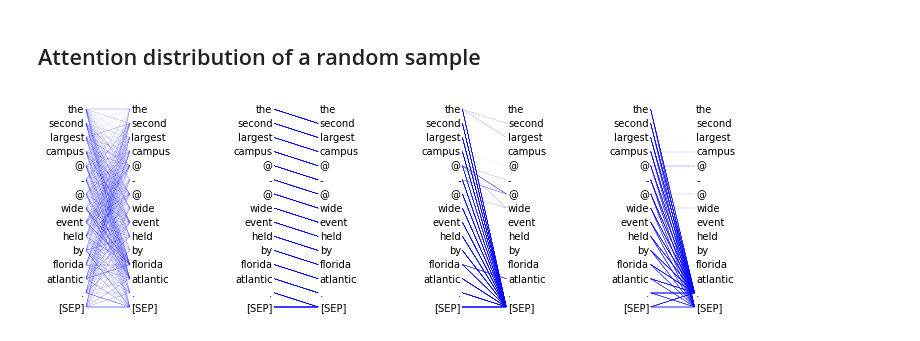
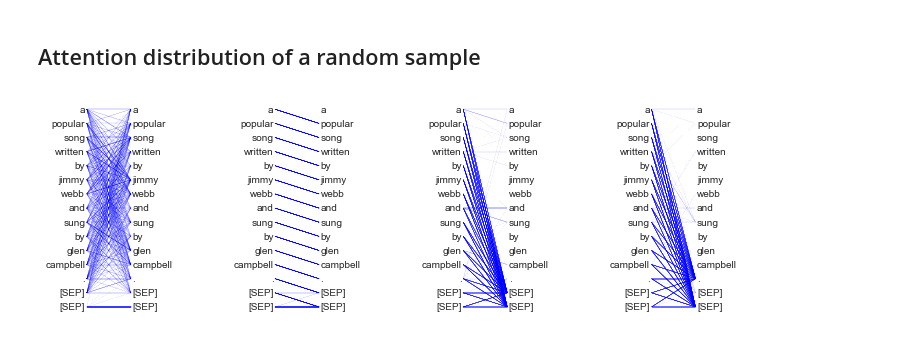
Before and after one commit to Abhimanyu08/Attention_analysis, a Jupyter notebook: general_analysis.ipynb, the cells around one changed output. Saved outputs shown, nothing was run; the diff lists cells and outputs as text; code cells hidden in the pictures.

```diff
--- a/general_analysis.ipynb
+++ b/general_analysis.ipynb
@@ -97,10 +104,11 @@ How much the [SEP] token in the middle of two segments attend to end of sentence
 # %%
 sep_sep = torch.zeros(num_layers,num_layers)
 for attn_map in attn_maps:
+    seq_len = attn_map['attention_map'].size(-1)
     mask1 = (attn_map['ids'] == tok.sep_token_id)[None,None,None,:] #mask along the row
     mask2 = (attn_map['ids'] == tok.sep_token_id)[None,None,:,None] #mask along the column
 
-    sep_sep += attn_map['attention_map'].masked_fill(~mask1, 0).masked_fill(~mask2,0).sum(-1).sum(-1).detach().numpy()/(num_docs*2)
+    sep_sep += attn_map['attention_map'].masked_fill(~mask1, 0).masked_fill(~mask2,0).sum(-1).sum(-1).numpy()/(num_docs*2)
 # %%
 ax = plt.subplot(1,1,1)
 plot_averages(sep_sep, ax, "Self", head_color= 'red', avg_color= 'green')
@@ -113,10 +121,11 @@ How much the rest of the tokens pay attention to [SEP] token
 # %%
 rest_sep = torch.zeros(num_layers,num_layers)
 for attn_map in attn_maps:
+    seq_len = attn_map['attention_map'].size(-1)
     mask1 = (attn_map['ids'] == tok.sep_token_id)[None,None,None,:] #mask along the row
     mask2 = (attn_map['ids'] == tok.sep_token_id)[None,None,:,None] #mask along the column
 
-    rest_sep += attn_map['attention_map'].masked_fill(~mask1, 0).masked_fill(mask2,0).sum(-1).sum(-1).detach().numpy()/(num_docs*(seq_len-2))
+    rest_sep += attn_map['attention_map'].masked_fill(~mask1, 0).masked_fill(mask2,0).sum(-1).sum(-1).numpy()/(num_docs*(seq_len-2))
 # %%
 ax = plt.subplot(1,1,1)
 plot_averages(rest_sep, ax, "rest_sep", head_color= 'red', avg_color= 'green')
@@ -129,7 +138,8 @@ How much all the tokens attend to [CLS] token at the beginning of the sentence
 # %%
 clsa = torch.zeros(num_layers,num_layers)
 for attn_map in attn_maps:
-    clsa += attn_map['attention_map'][:,:,:,0].sum(-1).detach().numpy()/(num_docs*seq_len)
+    seq_len = attn_map['attention_map'].size(-1)
+    clsa += attn_map['attention_map'][:,:,:,0].sum(-1).numpy()/(num_docs*seq_len)
 # %%
 ax = plt.subplot(1,1,1)
 plot_averages(clsa, ax, "Self", head_color= 'red', avg_color= 'green')
@@ -142,9 +152,9 @@ Amount of attention all the tokens pay to punctuation tokens on average.
 # %%
 punct = torch.zeros(num_layers, num_layers)
 for attn_map in attn_maps:
+    seq_len = attn_map['attention_map'].size(-1)
     mask = torch.tensor([0 if token == ',' or token == '.' else 1 for token in attn_map['tokens']])
-
-    punct += attn_map['attention_map'].masked_fill(mask, 0).sum(-1).sum(-1).detach().numpy()/(num_docs*seq_len)
+    punct += attn_map['attention_map'].masked_fill(mask, 0).sum(-1).sum(-1).numpy()/(num_docs*seq_len)
 # %%
 ax = plt.subplot(1,1,1)
 plot_averages(punct, ax, "punctuation", head_color= 'red', avg_color= 'green')
@@ -157,33 +167,33 @@ def plot_attn(attn_map, layers, heads, num_words):
     assert len(layers) == len(heads)
     xoffset = 1
     seperation = 4
     width = 3
     yoffset = 1
     pad = 0.1
     word_height = 1
     for i, (layer,head) in enumerate(zip(layers, heads)):
         xoffset = i*width*seperation
 
         words = attn_map['tokens'][-num_words:]
-        attn = attn_map['attention_map'][layer, head, -num_words:, -num_words:].detach().numpy()
+        attn = attn_map['attention_map'][layer, head, -num_words:, -num_words:].numpy()
         attn = attn/attn.sum(axis = -1, keepdims = True)
 
 
 
         for pos,word in enumerate(words):
             plt.text(xoffset, yoffset - pos*word_height, word, ha = "right", va = "center")
             plt.text(xoffset + width, yoffset - pos*word_height, word, ha = "left", va = "center")
 
             for i in range(num_words):
               for j in range(num_words):
                 plt.plot([xoffset + pad, xoffset + width - pad],
                          [yoffset - word_height * i, yoffset - word_height * j],
                          color="blue", linewidth=0.2, alpha = attn[i,j])
 
 
 plt.figure(figsize = (12,4))
 plt.axis("off")
-plot_attn(attn_maps[20], [0,2,7,10], [0,0,6,5], num_words = 15)
+plot_attn(attn_maps[2], [0,2,7,10], [0,0,6,5], num_words = 15)
 plt.show()
 # %% [output]
-[figure, old version]
+[figure, new version]
```
Also changed, not shown: parts of 19 cells of this notebook, 1 other file.
